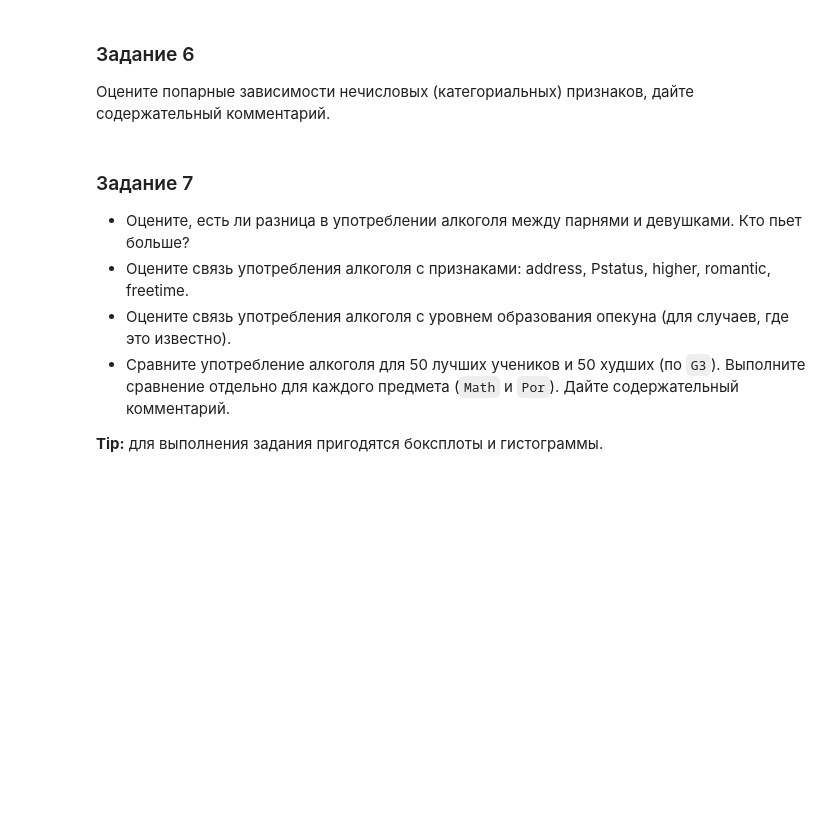
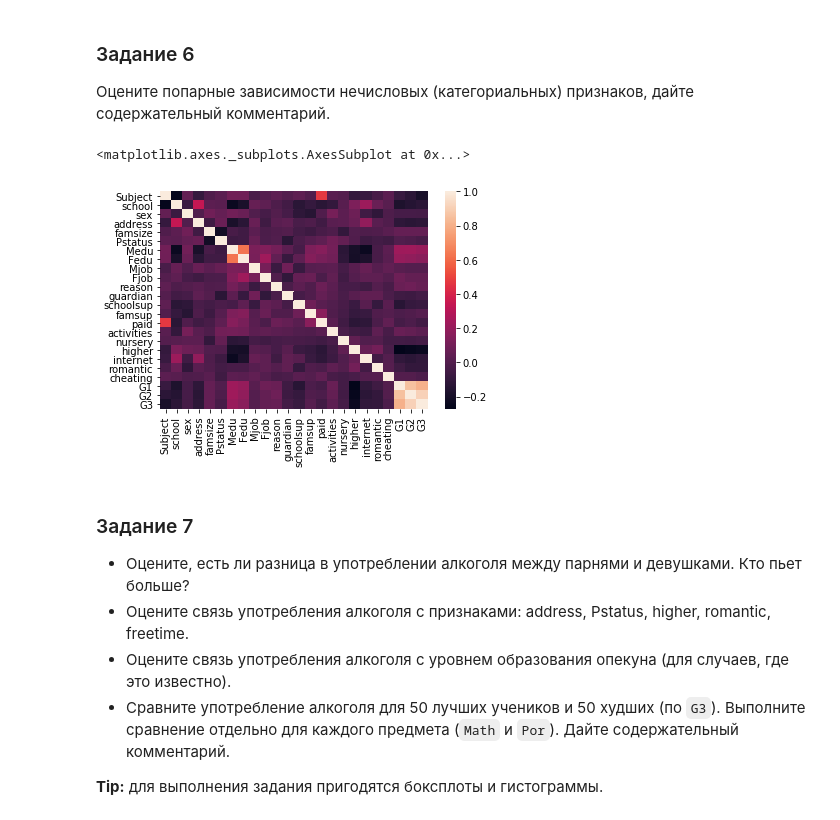
Before and after one commit to dariaAlium/DA, a Jupyter notebook: Lab_1_Exploratory_analysis.ipynb, the cells around one changed output. Cells and saved outputs as stored; diff of their text form; code cells hidden in the pictures; blank space fills up the shorter version.

```diff
--- a/Lab_1_Exploratory_analysis.ipynb
+++ b/Lab_1_Exploratory_analysis.ipynb
@@ -194,3 +292,30 @@ plt.matshow(data.corr())
+# %%
+data_describe = data.describe(include=[object])
+categorical_columns = [c for c in data.columns if data[c].dtype.name == 'object']
+#print(categorical_columns)
+non_data = pd.DataFrame(data[categorical_columns])
+non_data['Fedu'] = non_data.Fedu.astype('int64')
+non_data['Medu'] = non_data.Medu.astype('int64')
+categorical_columns.remove('Medu')
+categorical_columns.remove('Fedu')
+for c in categorical_columns:
+  q = range(1, 1 + non_data[c].describe(include=[object])['unique'])
+  unique = dict(zip(non_data[c].unique(), q))
+  tmp = non_data[c].values.tolist()
+  for i in range(len(tmp)):
+    tmp[i] = unique[tmp[i]]
+  non_data[c] = pd.DataFrame(tmp)
+non_data['G1'] = data['G1']
+non_data['G2'] = data['G2']
+non_data['G3'] = data['G3']
+corr = non_data.corr()
+sb.heatmap(corr, xticklabels=corr.columns.values,
+           yticklabels=corr.columns.values)
+
+'''
+# %% [output]
+<matplotlib.axes._subplots.AxesSubplot at 0x...>
+[figure, added]
 # %% [markdown]
 ### Задание  7
 
```
Also changed, not shown: parts of 11 cells of this notebook.
